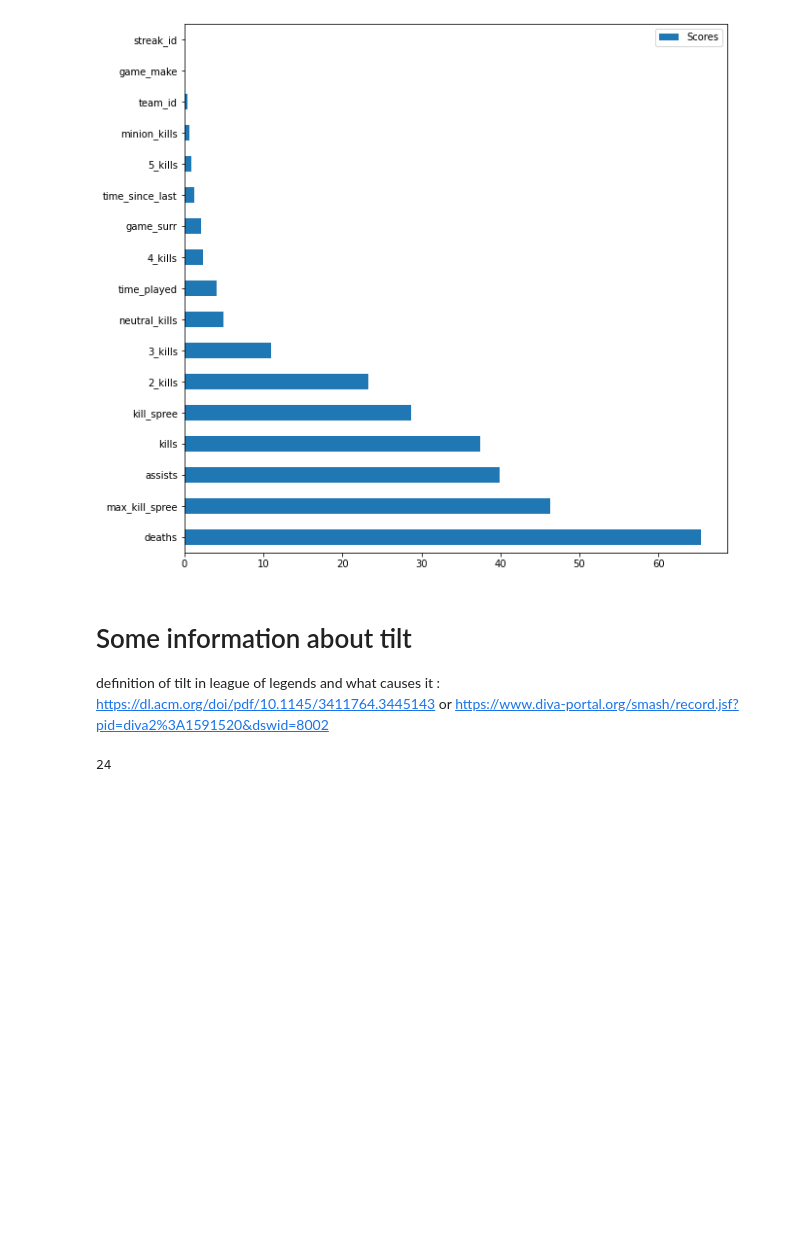
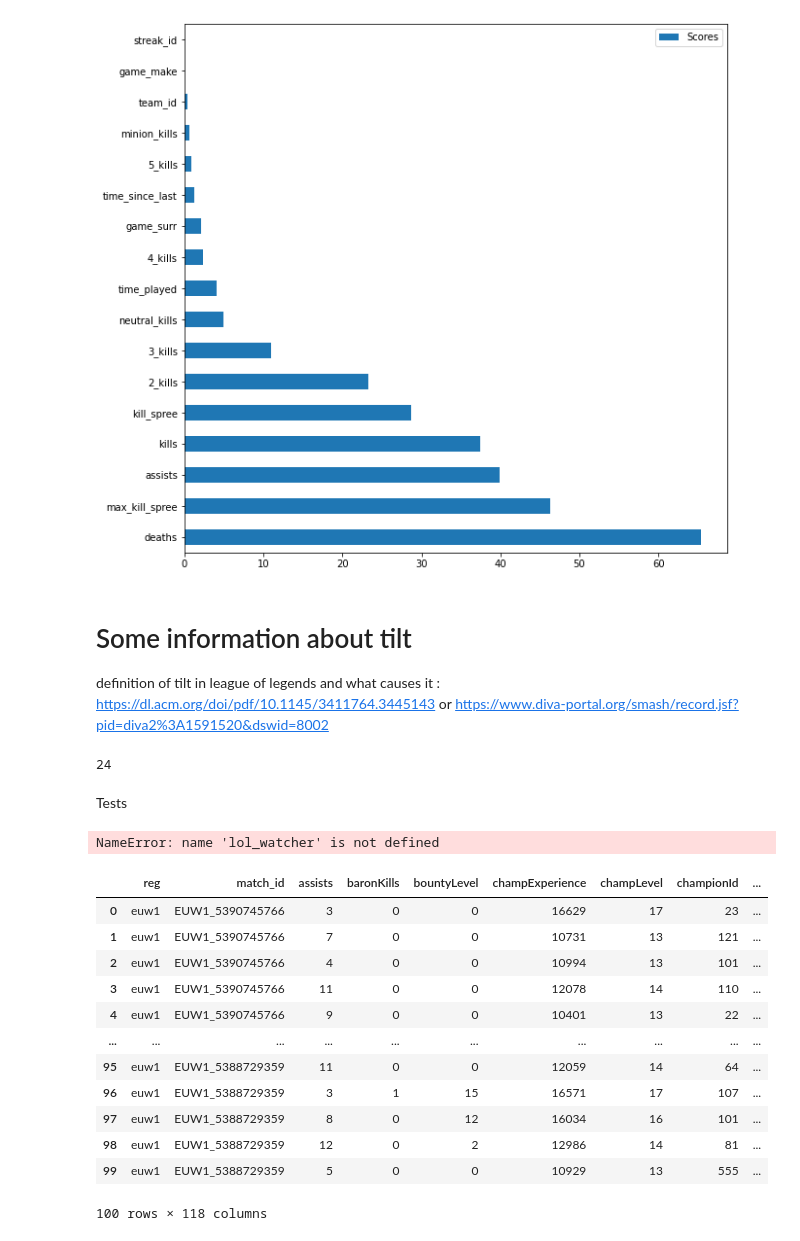
Before and after one commit to ryandamen/tilt, a Jupyter notebook: src/tilt.ipynb, the cells around one changed output. Cells and saved outputs as stored; diff of their text form; code cells hidden in the pictures; blank space fills up the shorter version.

```diff
--- a/src/tilt.ipynb
+++ b/src/tilt.ipynb
@@ -934,3 +920,17 @@ list of players
 len(sumo_info.columns)
 # %% [output]
 24
+# %% [markdown]
+Tests
+# %%
+# GEathering data
+puuid = "qZHgkSP20VlVqICoXMoFpVDfFk8NV54naBnTqgPEZN6GYVdn-Zjo_dVKWYX0gNVXNscT2EtrVnAieQ"
+game_ids = ["EUW1_5414939600","EUW1_5414956170","EUW1_5414912862","EUW1_5373474765","EUW1_5373418712","EUW1_5373451710","EUW1_5373326619","EUW1_5373235566","EUW1_5373148726","EUW1_5373075843","EUW1_5342677497","EUW1_5342672741","EUW1_5342645103","EUW1_5342510081","EUW1_5342462317"]
+
+test_data = geather_data(puuid, game_ids)
+# print(test.columns)
+
+test_data
+# test["puuid"]
+# %% [output]
+NameError: name 'lol_watcher' is not defined
@@ -936,0 +947,12 @@ len(sumo_info.columns)
+# %%
+streak1 = pd.read_csv(data_dir / "summoner_data_streak_raw_iron.tsv", sep = "\t")
+streak2 = pd.read_csv(data_dir / "summoner_data_streak_raw_bronze_plat.tsv", sep = "\t")
+streak3 = pd.read_csv(data_dir / "summoner_data_streak_raw_silverrest.tsv", sep = "\t")
+nostreak1 = pd.read_csv(data_dir / "summoner_data_nostreak_raw_iron.tsv", sep = "\t")
+nostreak2 = pd.read_csv(data_dir / "summoner_data_nostreak_raw_bronze_plat.tsv", sep = "\t")
+nostreak3 = pd.read_csv(data_dir / "summoner_data_nostreak_raw_silverrest.tsv", sep = "\t")
+
+streak = streak1.append(streak2)
+streak = streak.append(streak3)
+nostreak = nostreak1.append(nostreak2)
+nostreak = nostreak.append(nostreak3)
@@ -936,0 +971,16 @@ len(sumo_info.columns)
+# %%
+streak.head(100)
+# %% [output]
+|  | reg | match_id | assists | baronKills | bountyLevel | champExperience | champLevel | championId | ... |
+| 0 | euw1 | EUW1_5390745766 | 3 | 0 | 0 | 16629 | 17 | 23 | ... |
+| 1 | euw1 | EUW1_5390745766 | 7 | 0 | 0 | 10731 | 13 | 121 | ... |
+| 2 | euw1 | EUW1_5390745766 | 4 | 0 | 0 | 10994 | 13 | 101 | ... |
+| 3 | euw1 | EUW1_5390745766 | 11 | 0 | 0 | 12078 | 14 | 110 | ... |
+| 4 | euw1 | EUW1_5390745766 | 9 | 0 | 0 | 10401 | 13 | 22 | ... |
+| ... | ... | ... | ... | ... | ... | ... | ... | ... | ... |
+| 95 | euw1 | EUW1_5388729359 | 11 | 0 | 0 | 12059 | 14 | 64 | ... |
+| 96 | euw1 | EUW1_5388729359 | 3 | 1 | 15 | 16571 | 17 | 107 | ... |
+| 97 | euw1 | EUW1_5388729359 | 8 | 0 | 12 | 16034 | 16 | 101 | ... |
+| 98 | euw1 | EUW1_5388729359 | 12 | 0 | 2 | 12986 | 14 | 81 | ... |
+| 99 | euw1 | EUW1_5388729359 | 5 | 0 | 0 | 10929 | 13 | 555 | ... |
+100 rows × 118 columns
```
Also changed, not shown: parts of 19 cells of this notebook.
